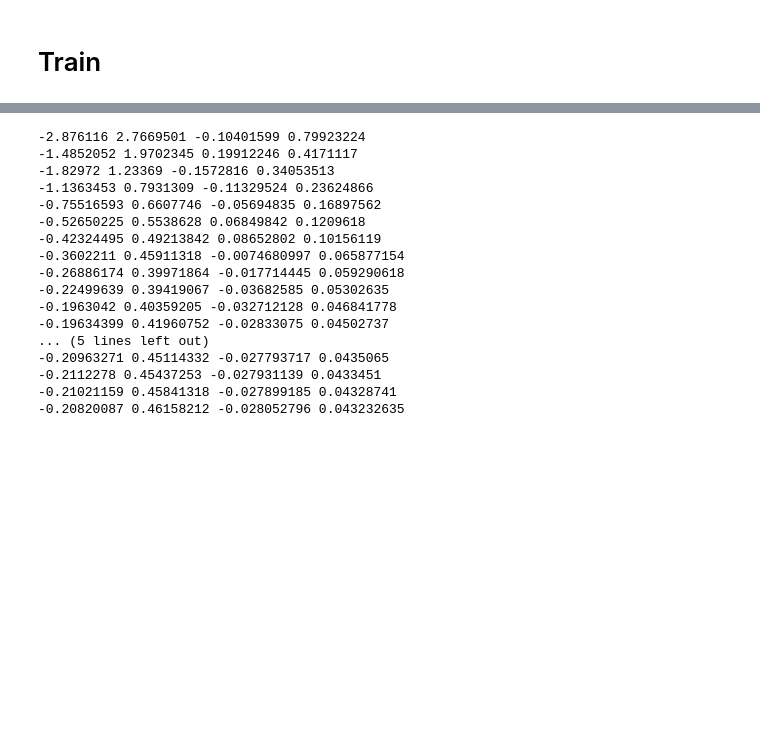
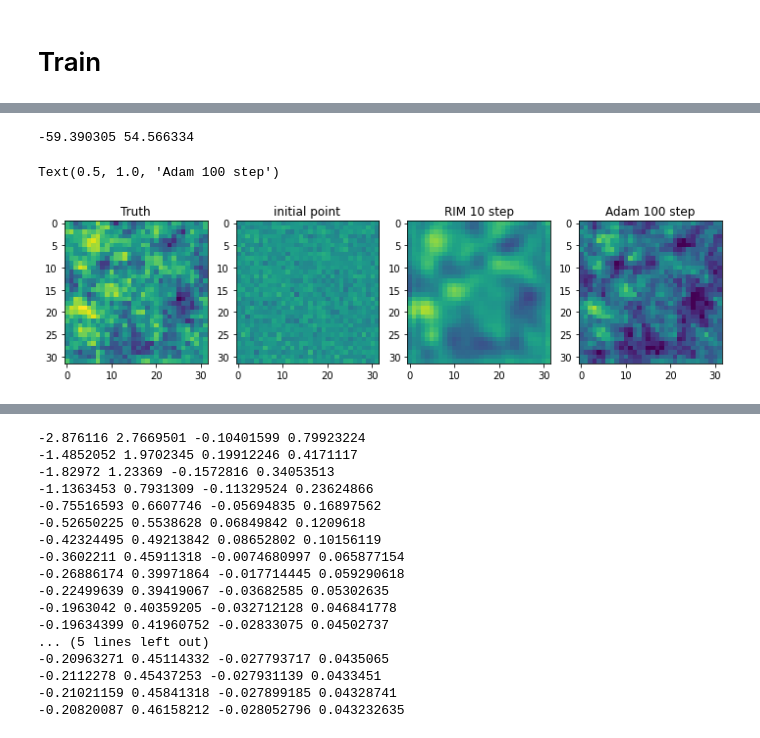
Before and after one commit to modichirag/galference, a Jupyter notebook: notebooks/Cosmic_Rim_DM.ipynb, the cells around one changed output, grey strips where cells are left out. Drawn from its saved outputs; the diff is of its cells as text; code cells hidden in the pictures; blank space fills up the shorter version.

```diff
--- a/notebooks/Cosmic_Rim_DM.ipynb
+++ b/notebooks/Cosmic_Rim_DM.ipynb
@@ -704,7 +692,7 @@ pred3 = adam(x_init=tf.constant(x_init),
                       grad_fn=recon_noanneal_grad)[-1].numpy()
 
 
-out, states = testrim2(x_init=tf.constant(x_init),
+out, states = testrim(x_init=tf.constant(x_init),
                       y=tf.constant(yy),
                       grad_fn=recon_noanneal_grad)
 
@@ -714,16 +702,20 @@ cstate = out[1][:, 0]
 # %%
 fig, ax = plt.subplots(1, 4, figsize = (12, 4))
 vmin, vmax = xx[0].sum(axis=0).min(), xx[0].sum(axis=0).max()
 print(vmin, vmax)
 # vmin, vmax=None,None
 ax[0].imshow(xx[0].sum(axis=0), vmin=vmin, vmax=vmax)
 ax[0].set_title('Truth')
 ax[1].imshow(x_init[0].sum(axis=0), vmin=vmin, vmax=vmax)
 ax[1].set_title('initial point')
 ax[2].imshow(pred[0].sum(axis=0), vmin=vmin, vmax=vmax)
 ax[2].set_title('RIM %d step'%rim_iter)
 ax[3].imshow(pred3[0].sum(axis=0), vmin=vmin, vmax=vmax)
-ax[2].set_title('Adam %d step'%(10*rim_iter))
+ax[3].set_title('Adam %d step'%(10*rim_iter))
+# %% [output]
+-59.390305 54.566334
+Text(0.5, 1.0, 'Adam 100 step')
+[figure, added]
 # %%
 fig, ax = plt.subplots(1, 2, figsize=(9, 4))
 
```
Also changed, not shown: parts of 17 cells of this notebook, 1 other file.
